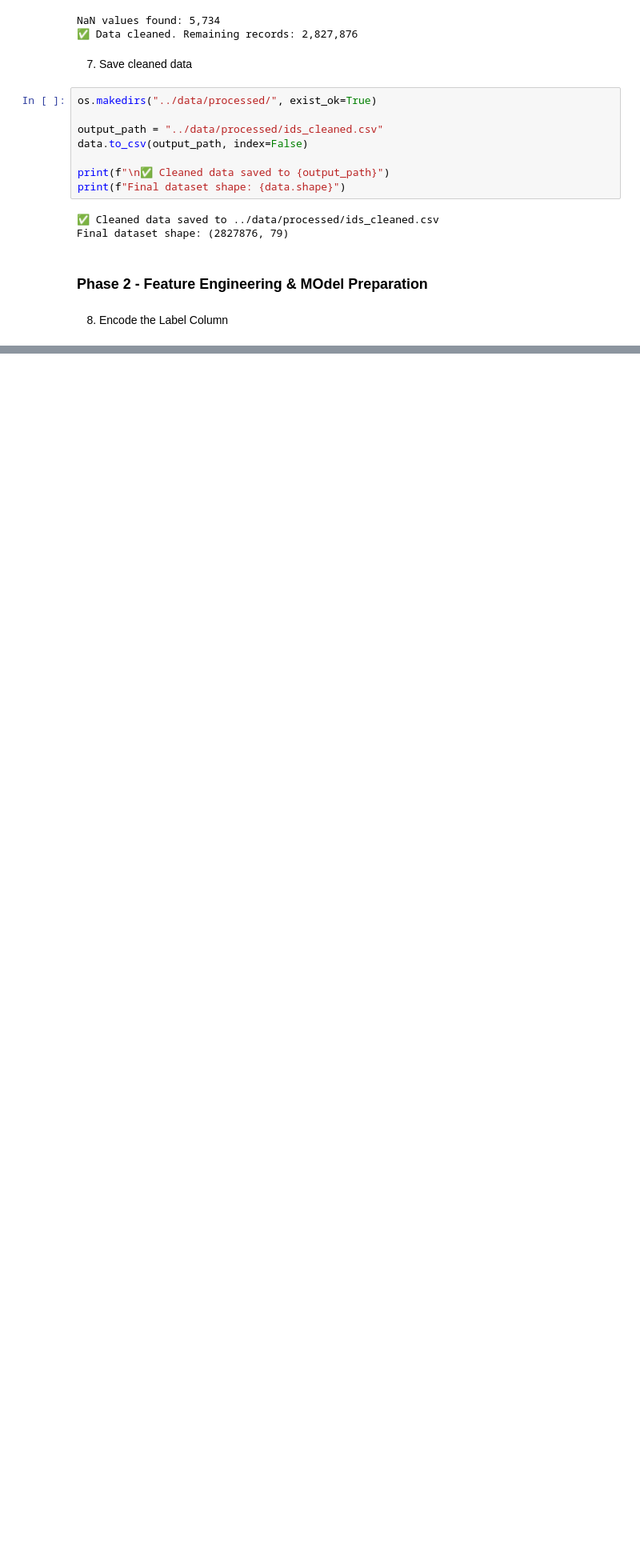
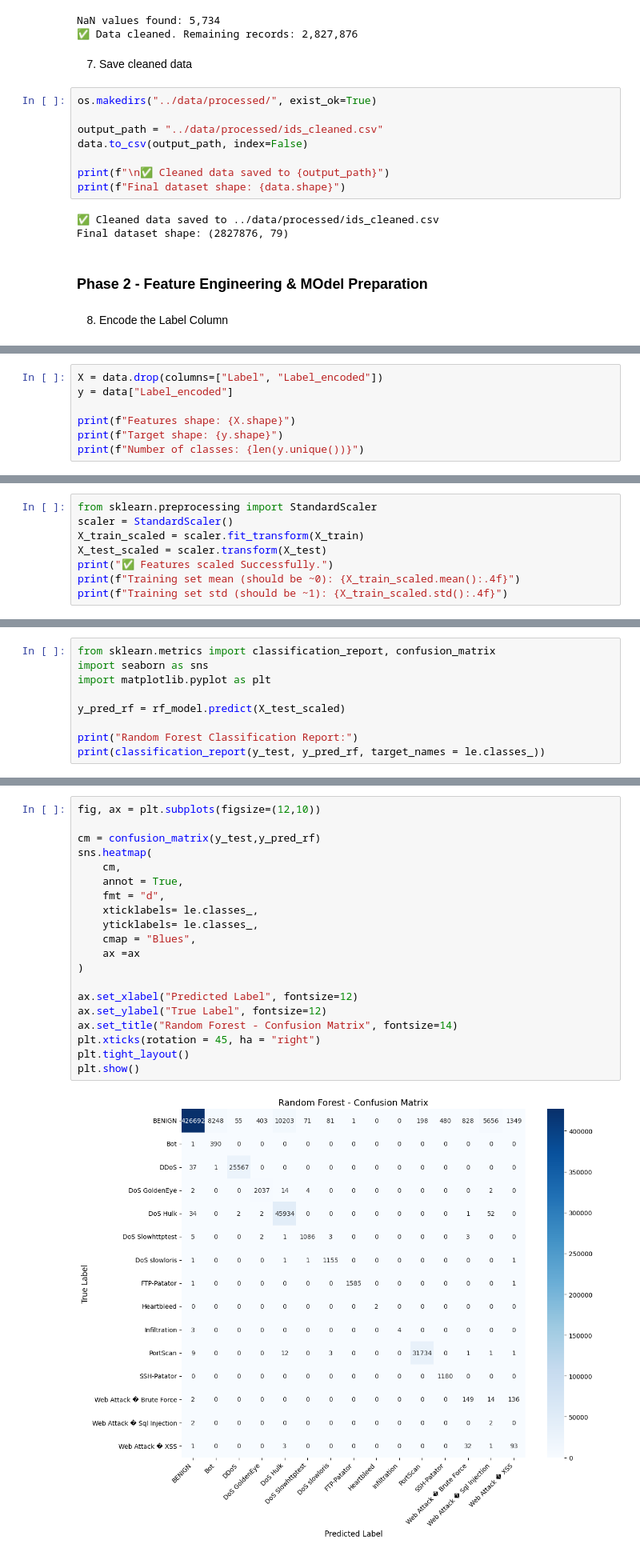
Before and after one commit to C4naryS0ck/IDS, a Jupyter notebook: notebooks/01_exploration.ipynb, the cells around one changed output, grey strips where cells are left out. Shown at 80% size. Saved outputs shown, nothing was run; the diff lists cells and outputs as text; blank space fills up the shorter version.

```diff
--- a/notebooks/01_exploration.ipynb
+++ b/notebooks/01_exploration.ipynb
@@ -111,0 +139,7 @@ Final dataset shape: (2827876, 79)
+# %%
+X = data.drop(columns=["Label", "Label_encoded"])
+y = data["Label_encoded"]
+
+print(f"Features shape: {X.shape}")
+print(f"Target shape: {y.shape}")
+print(f"Number of classes: {len(y.unique())}")
@@ -111,0 +166,8 @@ Final dataset shape: (2827876, 79)
+# %%
+from sklearn.preprocessing import StandardScaler
+scaler = StandardScaler()
+X_train_scaled = scaler.fit_transform(X_train)
+X_test_scaled = scaler.transform(X_test)
+print("✅ Features scaled Successfully.")
+print(f"Training set mean (should be ~0): {X_train_scaled.mean():.4f}")
+print(f"Training set std (should be ~1): {X_train_scaled.std():.4f}")
@@ -111,0 +206,9 @@ Final dataset shape: (2827876, 79)
+# %%
+from sklearn.metrics import classification_report, confusion_matrix
+import seaborn as sns
+import matplotlib.pyplot as plt
+
+y_pred_rf = rf_model.predict(X_test_scaled)
+
+print("Random Forest Classification Report:")
+print(classification_report(y_test, y_pred_rf, target_names = le.classes_))
@@ -111,0 +235,22 @@ Final dataset shape: (2827876, 79)
+# %%
+fig, ax = plt.subplots(figsize=(12,10))
+
+cm = confusion_matrix(y_test,y_pred_rf)
+sns.heatmap(
+    cm,
+    annot = True,
+    fmt = "d",
+    xticklabels= le.classes_,
+    yticklabels= le.classes_,
+    cmap = "Blues",
+    ax =ax
+)
+
+ax.set_xlabel("Predicted Label", fontsize=12)
+ax.set_ylabel("True Label", fontsize=12)
+ax.set_title("Random Forest - Confusion Matrix", fontsize=14)
+plt.xticks(rotation = 45, ha = "right")
+plt.tight_layout()
+plt.show()
+# %% [output]
+[figure, added]
```
Also changed, not shown: parts of 15 cells of this notebook.
